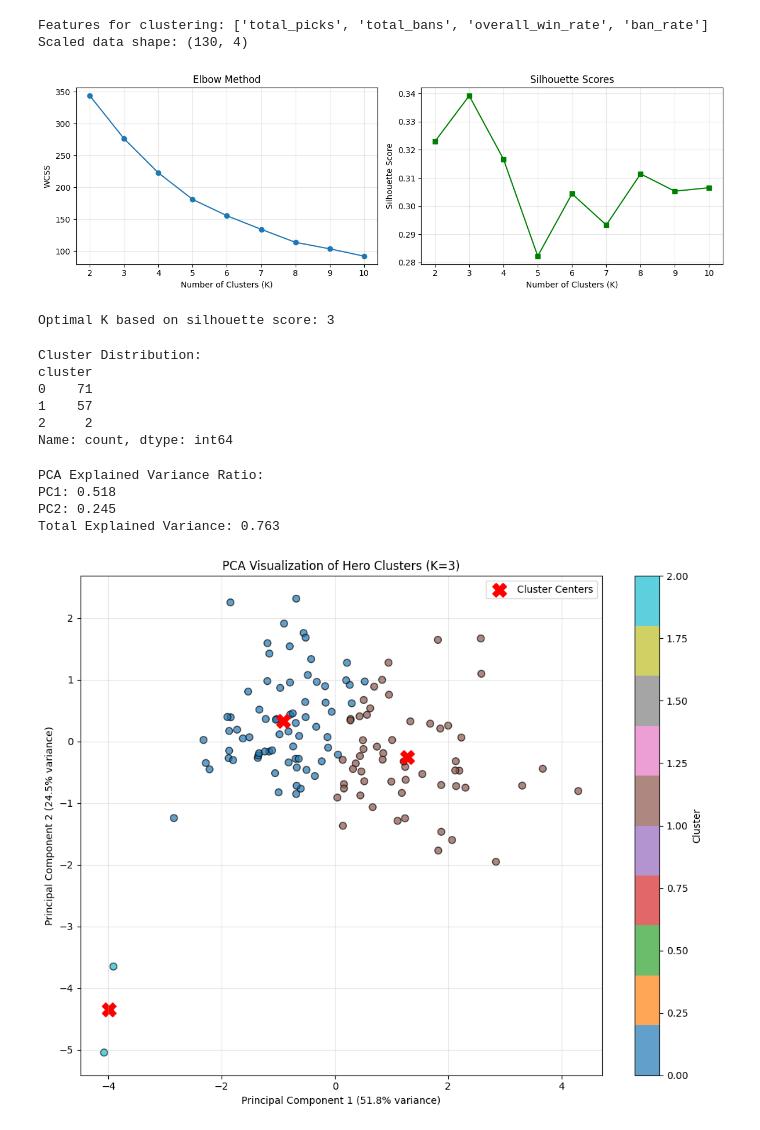
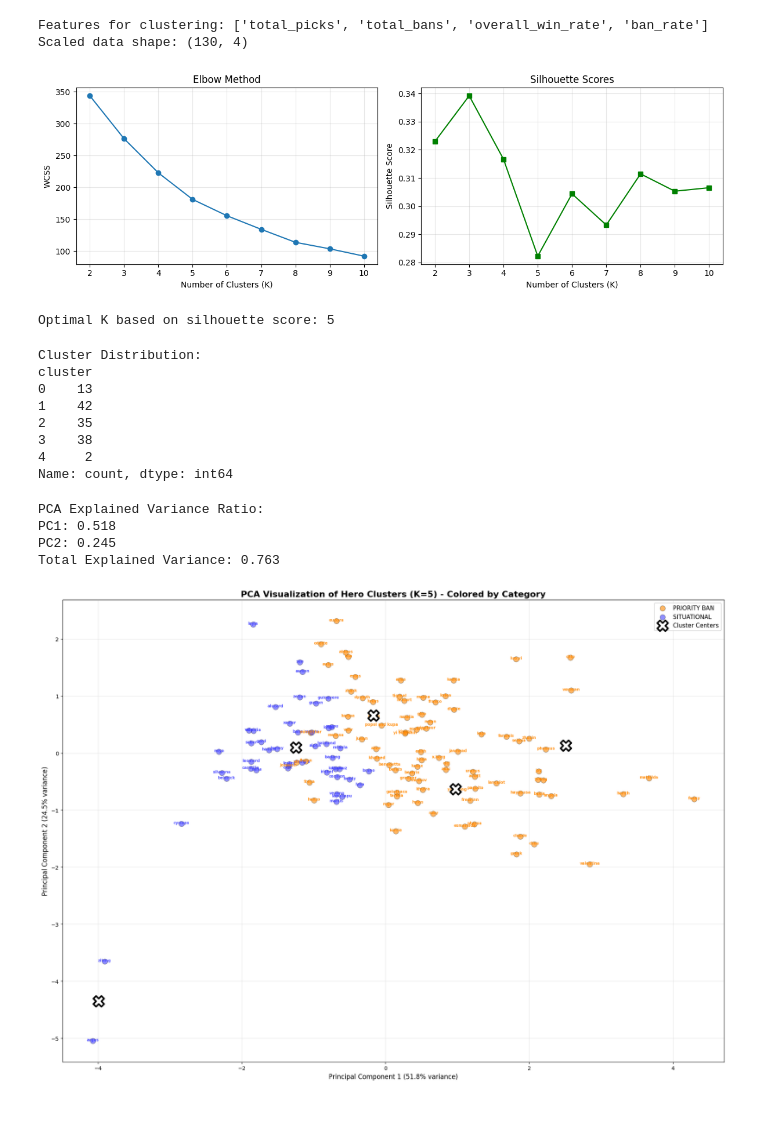
Before and after one commit to rikizkunn/mlbb-ml, a Jupyter notebook: myshi.ipynb, the cells around one changed output. Drawn from its saved outputs; the diff is of its cells as text; code cells hidden in the pictures.

```diff
--- a/myshi.ipynb
+++ b/myshi.ipynb
@@ -185,26 +199,28 @@ plt.tight_layout()
 plt.show()
 
 # Choose optimal K
-optimal_k = k_range[np.argmax(silhouette_scores)]
+optimal_k = 5
 print(f"Optimal K based on silhouette score: {optimal_k}")
 # %% [output]
 [figure]
-Optimal K based on silhouette score: 3
+Optimal K based on silhouette score: 5
 # %%
-# Apply K-Means with optimal K
+
+# Apply K-Means with K=5
 kmeans = KMeans(n_clusters=optimal_k, random_state=42, n_init=10)
 clusters = kmeans.fit_predict(X_scaled)
 
-
 df['cluster'] = clusters
 
-print("Cluster Distribution:")
+print("\nCluster Distribution:")
 print(df['cluster'].value_counts().sort_index())
 # %% [output]
 Cluster Distribution:
 cluster
-0    71
-1    57
-2     2
+0    13
+1    42
+2    35
+3    38
+4     2
 Name: count, dtype: int64
 # %%
@@ -225,30 +280,48 @@ PC1: 0.518
 PC2: 0.245
 Total Explained Variance: 0.763
 # %%
-plt.figure(figsize=(10, 8))
 
-# Scatter plot with clusters
-scatter = plt.scatter(df['pca1'], df['pca2'],
-                     c=df['cluster'],
-                     cmap='tab10',
-                     s=50,
-                     alpha=0.7,
-                     edgecolors='black')
+# Create cluster plot with hero labels and category colors
+plt.figure(figsize=(18, 13))
 
-plt.title(f'PCA Visualization of Hero Clusters (K={optimal_k})')
-plt.xlabel(f'Principal Component 1 ({pca.explained_variance_ratio_[0]:.1%} variance)')
-plt.ylabel(f'Principal Component 2 ({pca.explained_variance_ratio_[1]:.1%} variance)')
+# Scatter plot with category colors
+for category, color in category_color_map.items():
+    mask = df['category'] == category
+    if mask.any():
+        plt.scatter(df[mask]['pca1'], df[mask]['pca2'],
+                   c=color,
+                   label=category,
+                   s=100,
+                   alpha=0.6,
+                   edgecolors='black',
+                   linewidth=0.5)
+
+# Add hero labels with category colors
+for idx, row in df.iterrows():
+    plt.annotate(row['hero'],
+                (row['pca1'], row['pca2']),
+                fontsize=7,
+                alpha=0.9,
+                ha='center',
+                color=row['category_color'],
+                fontweight='bold')
+
+plt.title(f'PCA Visualization of Hero Clusters (K={optimal_k}) - Colored by Category',
+          fontsize=16, fontweight='bold')
+plt.xlabel(f'Principal Component 1 ({pca.explained_variance_ratio_[0]:.1%} variance)', fontsize=12)
+plt.ylabel(f'Principal Component 2 ({pca.explained_variance_ratio_[1]:.1%} variance)', fontsize=12)
 plt.grid(True, alpha=0.3)
 
-
+# Plot cluster centers
 centers_pca = pca.transform(kmeans.cluster_centers_)
 plt.scatter(centers_pca[:, 0], centers_pca[:, 1],
-           c='red', s=200, marker='X', label='Cluster Centers')
+           c='white', s=400, marker='X',
+           edgecolors='black', linewidths=3,
+           label='Cluster Centers', zorder=5)
 
-plt.legend()
-plt.colorbar(scatter, label='Cluster')
+plt.legend(fontsize=11, loc='best', framealpha=0.9)
 plt.tight_layout()
 plt.show()
 # %% [output]
-[figure, old version]
+[figure, new version]
 # %%
```
Also changed, not shown: parts of 6 cells of this notebook.
